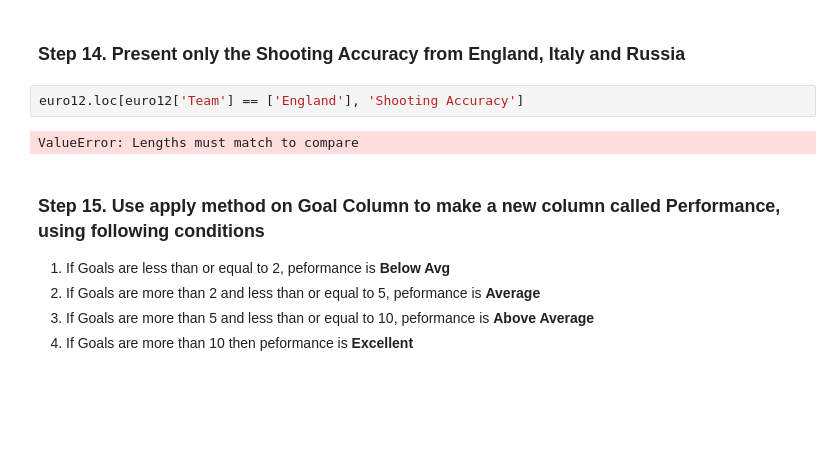
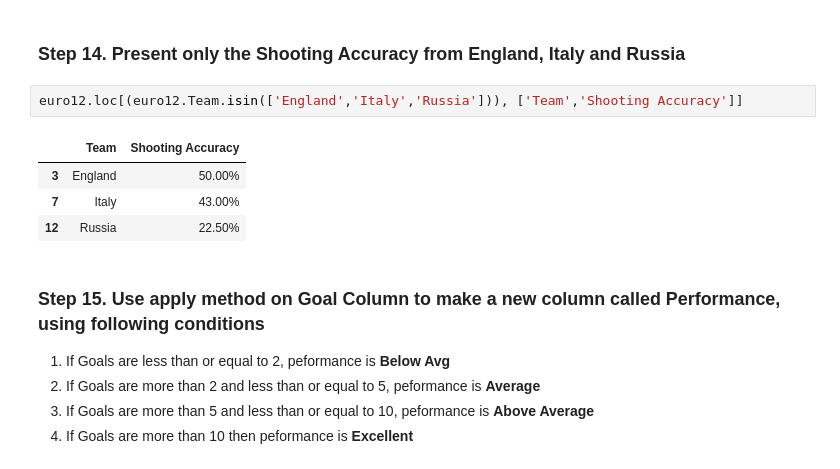
Before and after one commit to ibtehaaj/Module2__Assignment2, a Jupyter notebook: Euro-2012 Exercises.ipynb, the cells around one changed output. Cells and saved outputs as stored; diff of their text form; blank space fills up the shorter version.

```diff
--- a/Euro-2012 Exercises.ipynb
+++ b/Euro-2012 Exercises.ipynb
@@ -204,9 +204,12 @@ euro12.iloc[:,:-3]
 # %% [markdown]
 ### Step 14. Present only the Shooting Accuracy from England, Italy and Russia
 # %%
-euro12.loc[euro12['Team'] == ['England'], 'Shooting Accuracy']
+euro12.loc[(euro12.Team.isin(['England','Italy','Russia'])), ['Team','Shooting Accuracy']]
 # %% [output]
-ValueError: Lengths must match to compare
+|  | Team | Shooting Accuracy |
+| 3 | England | 50.00% |
+| 7 | Italy | 43.00% |
+| 12 | Russia | 22.50% |
 # %% [markdown]
 ### Step 15. Use apply method on Goal Column to make a new column called Performance, using following conditions
 
```
Also changed, not shown: parts of 1 cell of this notebook.
